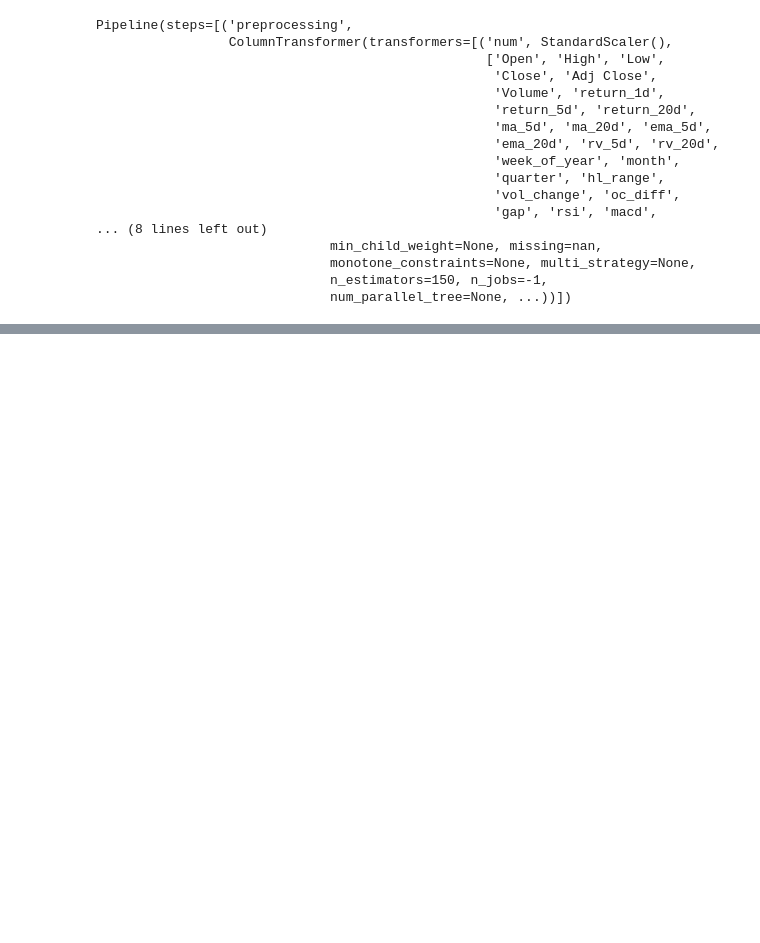
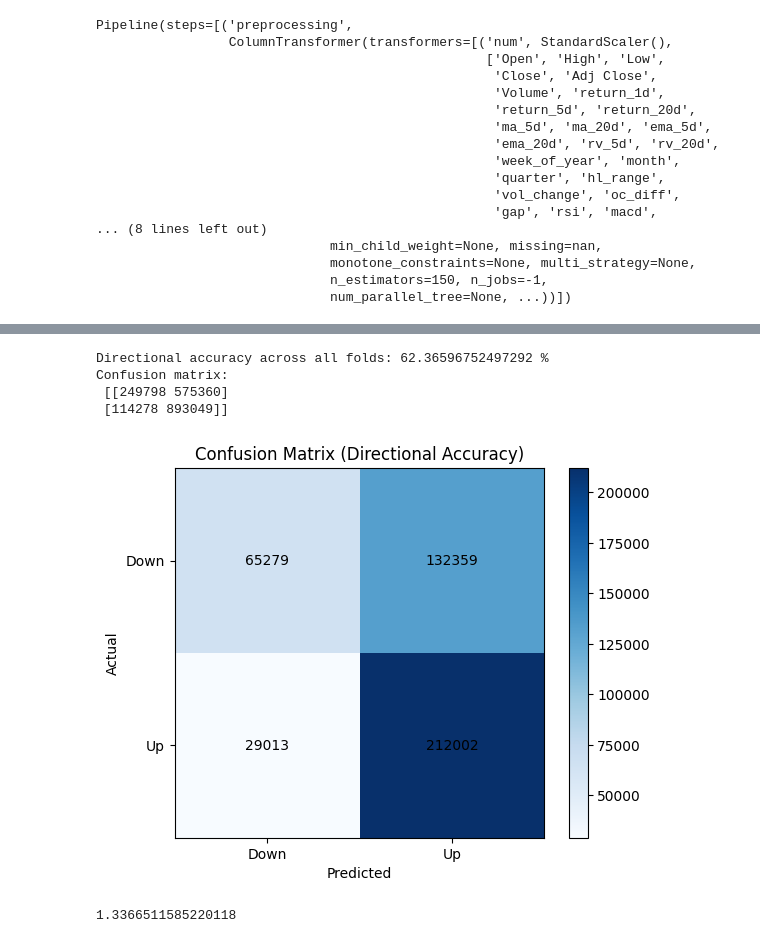
Before and after one commit to aayush-aryal/ai-stock-picker, a Jupyter notebook: ml/notebooks/pipeline_train_model.ipynb, the cells around one changed output, grey strips where cells are left out. Drawn from its saved outputs; the diff is of its cells as text; code cells hidden in the pictures; blank space fills up the shorter version.

```diff
--- a/ml/notebooks/pipeline_train_model.ipynb
+++ b/ml/notebooks/pipeline_train_model.ipynb
@@ -391,0 +450,46 @@ def show_confusion_matrix(X_test,y_test,model):
+# %%
+tscv = TimeSeriesSplit(n_splits=5)
+
+y_true_all = []
+y_pred_all = []
+
+for train_index, test_index in tscv.split(X):
+    X_train, X_test = X.iloc[train_index], X.iloc[test_index]
+    y_train, y_test = y.iloc[train_index], y.iloc[test_index]
+
+    # Fit on train
+    refit_model.fit(X_train, y_train)
+
+    # Predict on test
+    y_pred = refit_model.predict(X_test)
+
+
+    y_true_all.append(y_test)
+    y_pred_all.append(y_pred)
+
+# Concatenate all folds
+y_true_all = np.concatenate(y_true_all)
+y_pred_all = np.concatenate(y_pred_all)
+
+# Directional accuracy
+y_true_dir = np.sign(y_true_all)
+y_pred_dir = np.sign(y_pred_all)
+
+# Map zeros to 1
+y_true_dir[y_true_dir == 0] = 1
+y_pred_dir[y_pred_dir == 0] = 1
+
+# Confusion matrix
+cm = confusion_matrix(y_true_dir, y_pred_dir, labels=[-1, 1])
+accuracy = (y_true_dir == y_pred_dir).mean()
+print("Directional accuracy across all folds:", accuracy*100, "%")
+print("Confusion matrix:\n", cm)
+# %% [output]
+Directional accuracy across all folds: 62.36596752497292 %
+Confusion matrix:
+ [[249798 575360]
+ [114278 893049]]
+# %%
+show_confusion_matrix(X_test,y_test,refit_model)
+# %% [output]
+[figure, added]
@@ -391,0 +513,4 @@ def show_confusion_matrix(X_test,y_test,model):
+# %%
+print(sharpe_annualized)
+# %% [output]
+1.3366511585220118
```
Also changed, not shown: parts of 11 cells of this notebook, 2 other files.
